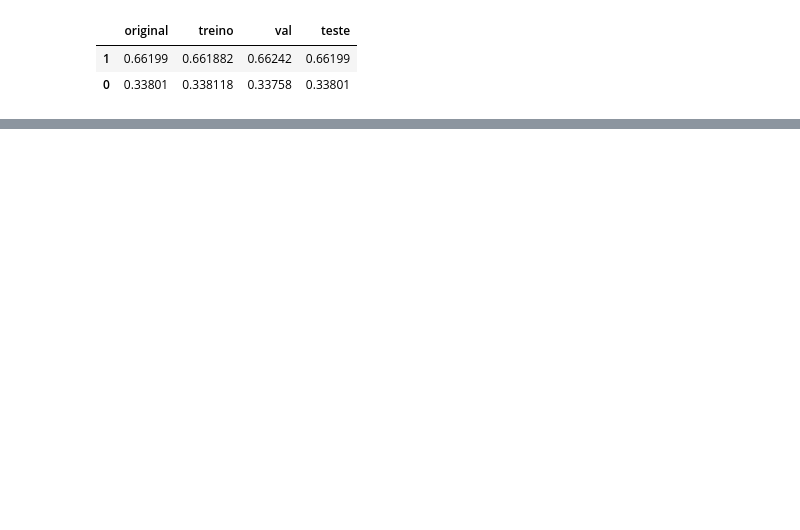
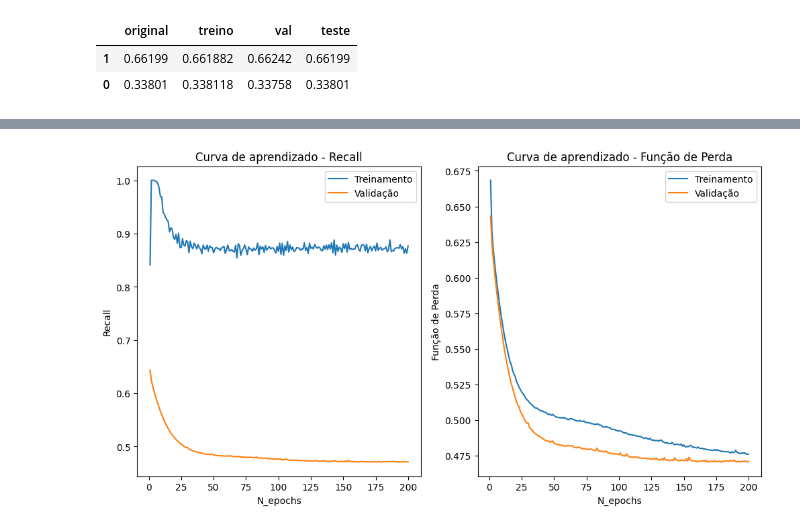
Before and after one commit to DieGod-DS/NN-Wine-Classification, a Jupyter notebook: code/modeling/ann_classification.ipynb, the cells around one changed output, grey strips where cells are left out. Cells and saved outputs as stored; diff of their text form; code cells hidden in the pictures; blank space fills up the shorter version.

```diff
--- a/code/modeling/ann_classification.ipynb
+++ b/code/modeling/ann_classification.ipynb
@@ -26,5 +29,7 @@ data
 | 3919 | 3941 | 6.0 | 0.21 | 0.38 | -0.223144 | -3.912023 | ... |
 3920 rows × 13 columns
 # %%
+data.drop(columns=['Unnamed: 0'],axis=1, inplace=True)
 data['opinion'].value_counts(normalize=True)
+data
 # %% [output]
@@ -50,3 +65,26 @@ method.props(data,target,y_train,y_val,y_test)
 # %%
 # normalizando os dados
 x_train_norm, x_val_norm, x_test_norm = method.scal_data(x_train,x_val,x_test)
+# %%
+# criando primeiro modelo
+def create_model(x, n_neurons:list):
+        '''
+        esta função cria uma rede neural
+        '''
+        model = Sequential()
+
+        if len(n_neurons) == 1:
+            model.add(Dense(n_neurons[0], input_shape=(11,), activation='relu'))
+        else:
+            for n in n_neurons:
+                if n == n_neurons[0]:
+                    model.add(Dense(n_neurons[0], input_shape=(11,), activation='relu'))
+                else:
+                    model.add(Dense(n, activation='relu'))
+
+        model.add(Dense(1, activation='sigmoid'))
+
+        return model
+# %%
+model1 = create_model(x_train_norm, n_neurons=[11])
+model1.summary()
@@ -52,0 +107,6 @@ x_train_norm, x_val_norm, x_test_norm = method.scal_data(x_train,x_val,x_test)
+# %%
+# compilando o modelo
+model1.compile(loss='binary_crossentropy', optimizer='adam', metrics='Recall')
+
+# treinar o modelo
+history1 = model1.fit(x_train_norm, y_train, epochs=200, batch_size=60, validation_data=(x_val_norm, y_val))
@@ -53 +131,5 @@ x_train_norm, x_val_norm, x_test_norm = method.scal_data(x_train,x_val,x_test)
+# %%
+method.plot_history(history1, 200)
+# %% [output]
+[figure, added]
 # %%
```
Also changed, not shown: parts of 11 cells of this notebook, 1 other file.
